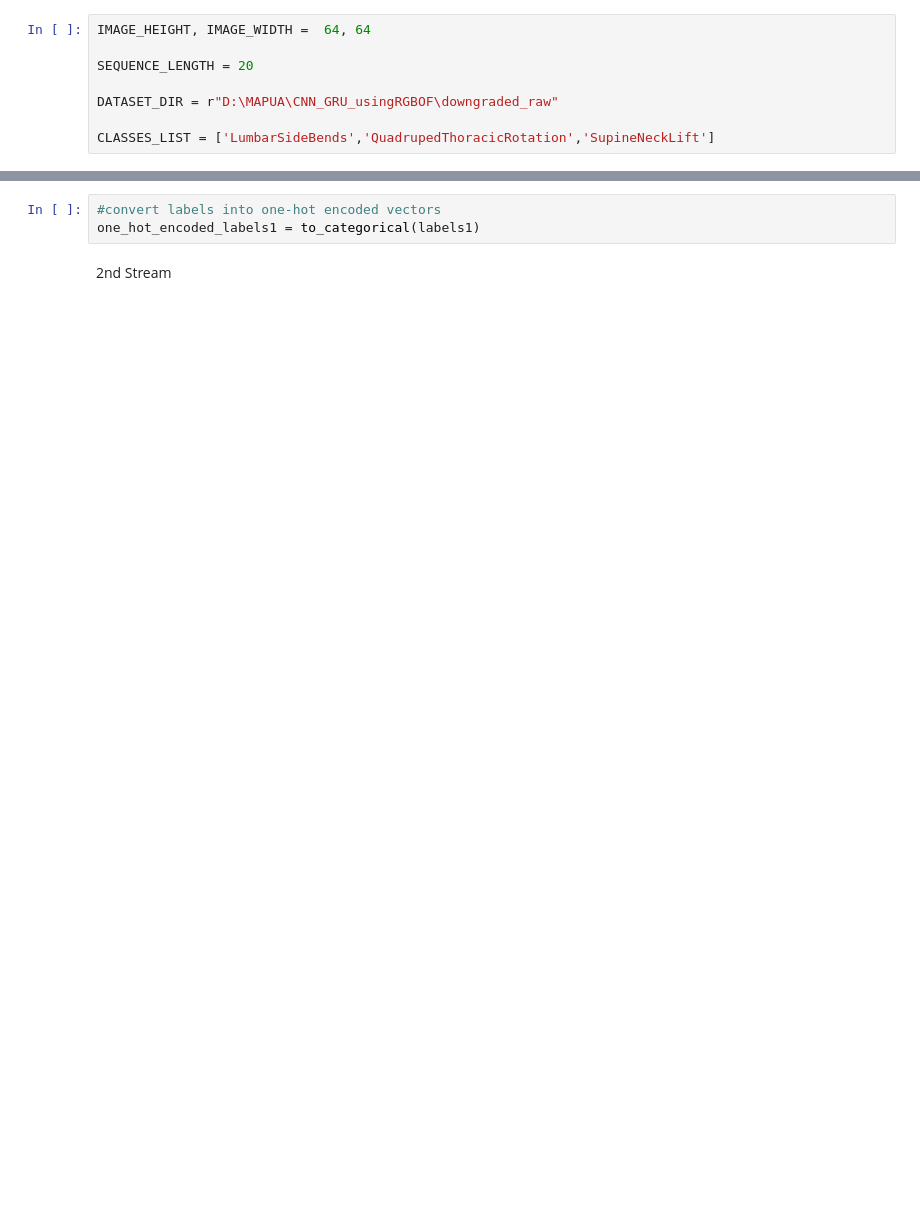
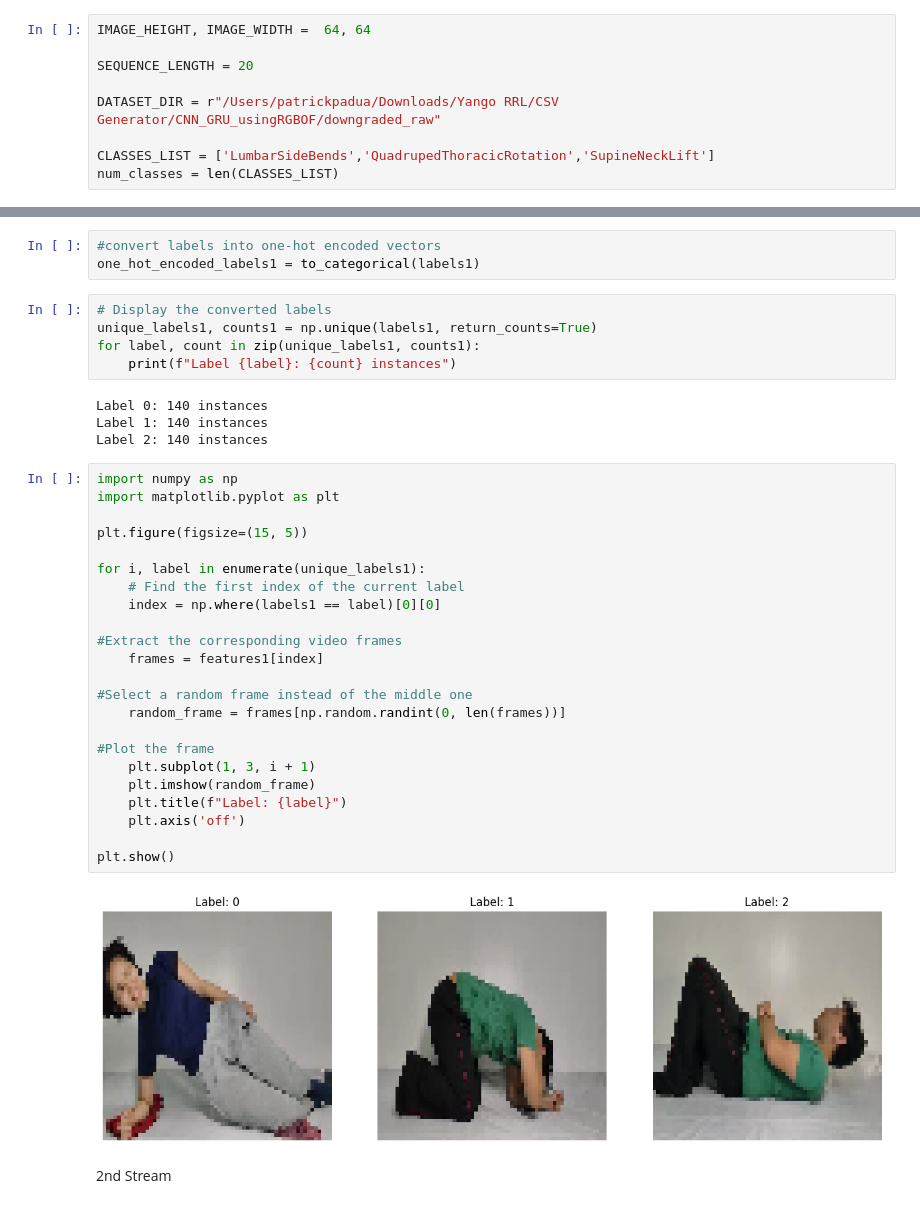
Before and after one commit to AngieS-git/CNN_GRU_usingRGBOF, a Jupyter notebook: main.ipynb, the cells around one changed output, grey strips where cells are left out. Drawn from its saved outputs; the diff is of its cells as text; blank space fills up the shorter version.

```diff
--- a/main.ipynb
+++ b/main.ipynb
@@ -145,9 +152,10 @@ IMAGE_HEIGHT, IMAGE_WIDTH =  64, 64
 
 SEQUENCE_LENGTH = 20
 
-DATASET_DIR = r"D:\MAPUA\CNN_GRU_usingRGBOF\downgraded_raw"
+DATASET_DIR = r"/Users/patrickpadua/Downloads/Yango RRL/CSV Generator/CNN_GRU_usingRGBOF/downgraded_raw"
 
 CLASSES_LIST = ['LumbarSideBends','QuadrupedThoracicRotation','SupineNeckLift']
+num_classes = len(CLASSES_LIST)
 # %% [markdown]
 ## Extraction of Features
 # %% [markdown]
@@ -221,6 +427,40 @@ features1, labels1, video_files_paths1 = create_dataset_1st()
 # %%
 #convert labels into one-hot encoded vectors
 one_hot_encoded_labels1 = to_categorical(labels1)
+# %%
+# Display the converted labels
+unique_labels1, counts1 = np.unique(labels1, return_counts=True)
+for label, count in zip(unique_labels1, counts1):
+    print(f"Label {label}: {count} instances")
+# %% [output]
+Label 0: 140 instances
+Label 1: 140 instances
+Label 2: 140 instances
+# %%
+import numpy as np
+import matplotlib.pyplot as plt
+
+plt.figure(figsize=(15, 5))
+
+for i, label in enumerate(unique_labels1):
+    # Find the first index of the current label
+    index = np.where(labels1 == label)[0][0]
+
+#Extract the corresponding video frames
+    frames = features1[index]
+
+#Select a random frame instead of the middle one
+    random_frame = frames[np.random.randint(0, len(frames))]
+
+#Plot the frame
+    plt.subplot(1, 3, i + 1)
+    plt.imshow(random_frame)
+    plt.title(f"Label: {label}")
+    plt.axis('off')
+
+plt.show()
+# %% [output]
+[figure, added]
 # %% [markdown]
 2nd Stream
 # %%
```
Also changed, not shown: parts of 50 cells of this notebook.
